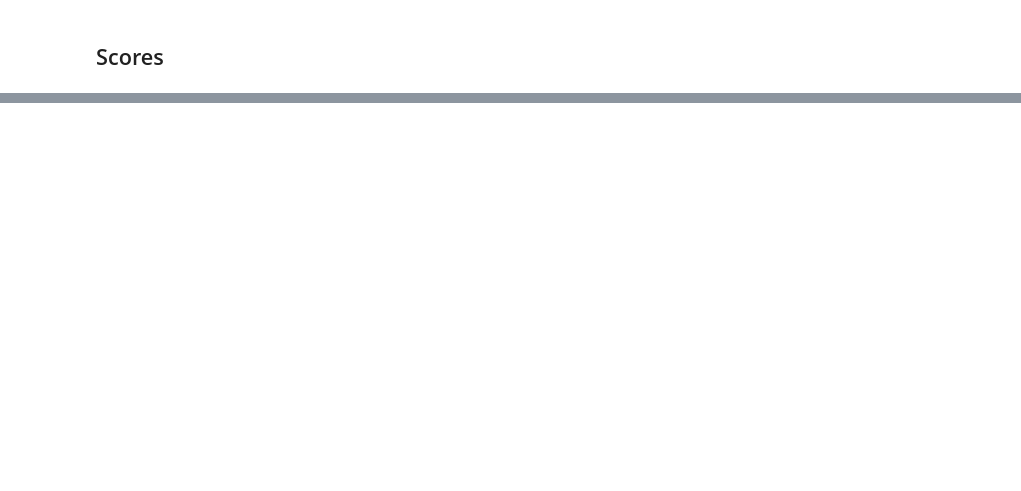
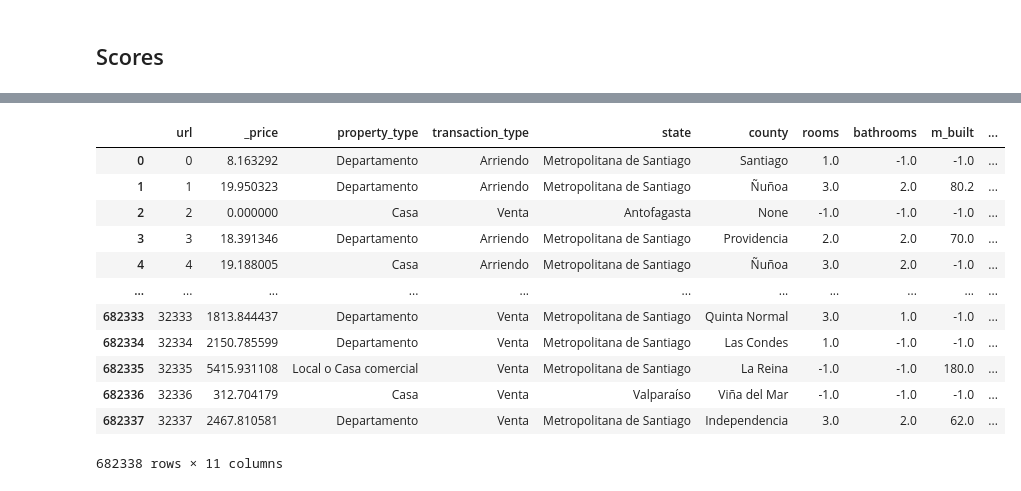
Before and after one commit to gvillarroel/synthetic-data-for-text, a Jupyter notebook: notebooks/economicos.ipynb, the cells around one changed output, grey strips where cells are left out. Cells and saved outputs as stored; diff of their text form; code cells hidden in the pictures; blank space fills up the shorter version.

```diff
--- a/notebooks/economicos.ipynb
+++ b/notebooks/economicos.ipynb
@@ -144,0 +122,16 @@ syn.charts.pair_corr(syn.df.replace({-1: np.NaN}), syn.fake_data['ctgan'], sort_
+# %%
+syn.fake_data[best_model]
+# %% [output]
+|  | url | _price | property_type | transaction_type | state | county | rooms | bathrooms | m_built | ... |
+| 0 | 0 | 8.163292 | Departamento | Arriendo | Metropolitana de Santiago | Santiago | 1.0 | -1.0 | -1.0 | ... |
+| 1 | 1 | 19.950323 | Departamento | Arriendo | Metropolitana de Santiago | Ñuñoa | 3.0 | 2.0 | 80.2 | ... |
+| 2 | 2 | 0.000000 | Casa | Venta | Antofagasta | None | -1.0 | -1.0 | -1.0 | ... |
+| 3 | 3 | 18.391346 | Departamento | Arriendo | Metropolitana de Santiago | Providencia | 2.0 | 2.0 | 70.0 | ... |
+| 4 | 4 | 19.188005 | Casa | Arriendo | Metropolitana de Santiago | Ñuñoa | 3.0 | 2.0 | -1.0 | ... |
+| ... | ... | ... | ... | ... | ... | ... | ... | ... | ... | ... |
+| 682333 | 32333 | 1813.844437 | Departamento | Venta | Metropolitana de Santiago | Quinta Normal | 3.0 | 1.0 | -1.0 | ... |
+| 682334 | 32334 | 2150.785599 | Departamento | Venta | Metropolitana de Santiago | Las Condes | 1.0 | -1.0 | -1.0 | ... |
+| 682335 | 32335 | 5415.931108 | Local o Casa comercial | Venta | Metropolitana de Santiago | La Reina | -1.0 | -1.0 | 180.0 | ... |
+| 682336 | 32336 | 312.704179 | Casa | Venta | Valparaíso | Viña del Mar | -1.0 | -1.0 | -1.0 | ... |
+| 682337 | 32337 | 2467.810581 | Departamento | Venta | Metropolitana de Santiago | Independencia | 3.0 | 2.0 | 62.0 | ... |
+682338 rows × 11 columns
```
Also changed, not shown: parts of 12 cells of this notebook, 24 other files.
